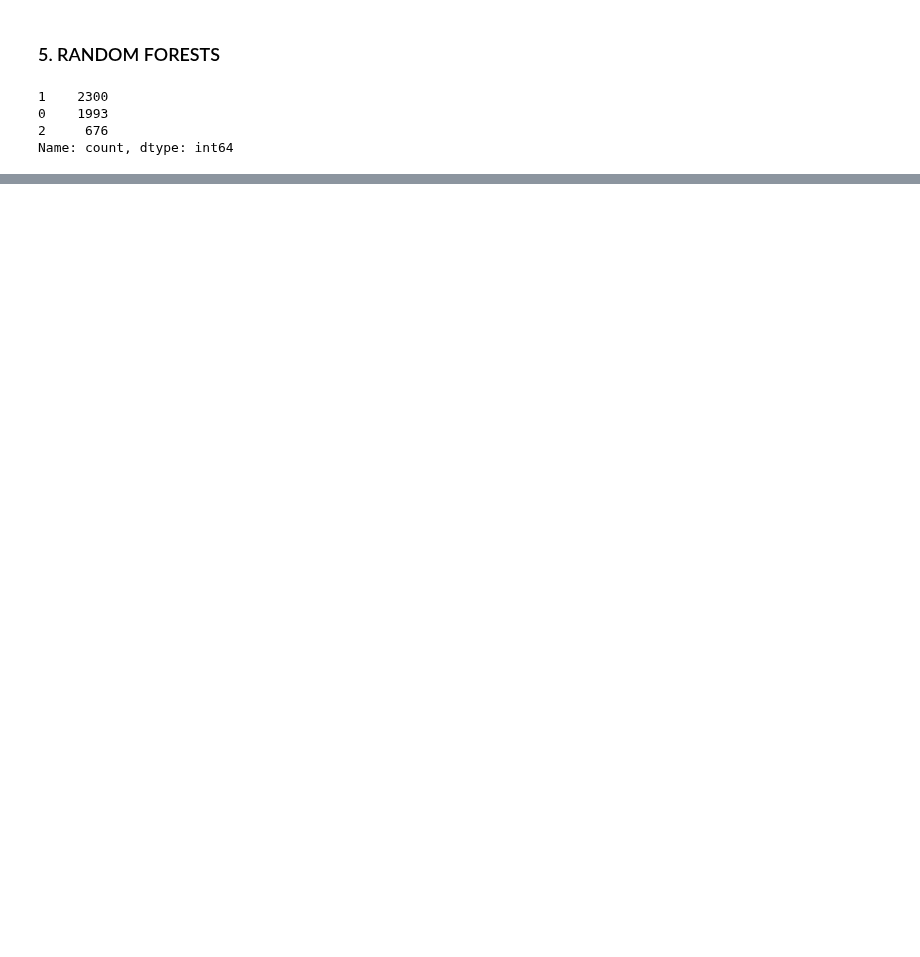
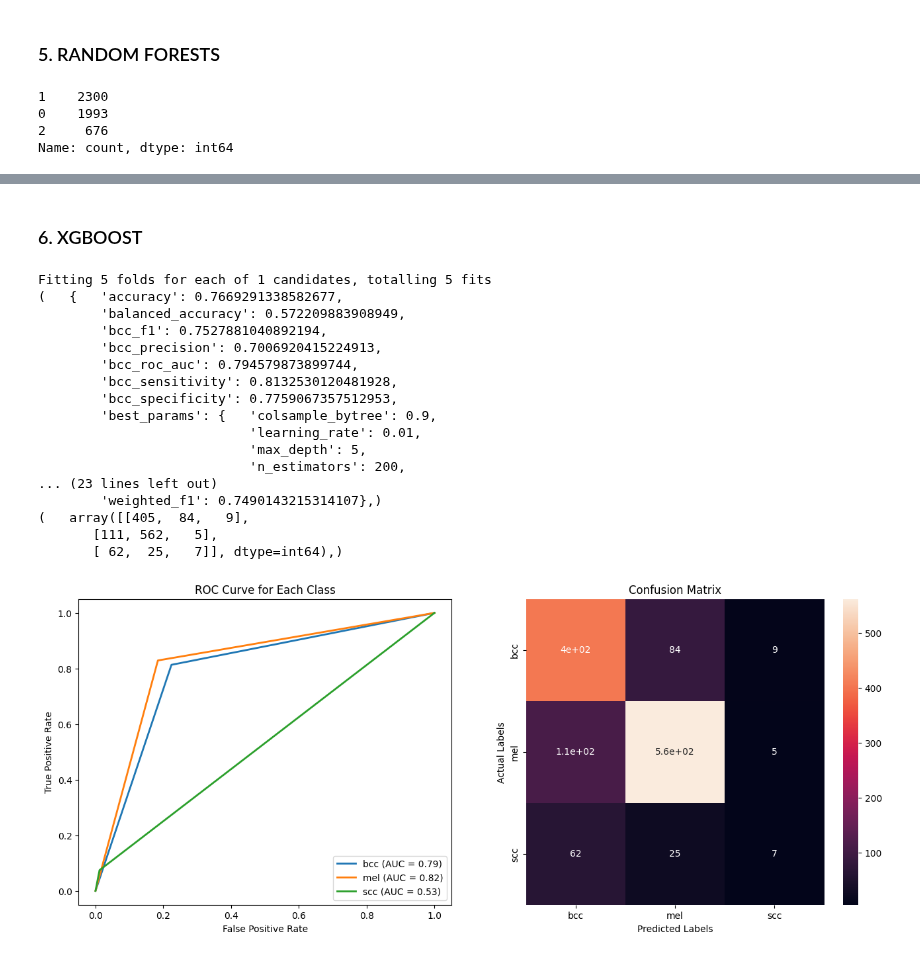
Before and after one commit to lui-alvarez/Melanoma-classification-using-machine-learning, a Jupyter notebook: notebooks/challenge2_multiclass.ipynb, the cells around one changed output, grey strips where cells are left out. Drawn from its saved outputs; the diff is of its cells as text; code cells hidden in the pictures; blank space fills up the shorter version.

```diff
--- a/notebooks/challenge2_multiclass.ipynb
+++ b/notebooks/challenge2_multiclass.ipynb
@@ -627,0 +684,25 @@ Name: count, dtype: int64
+# %% [markdown]
+### 6. XGBOOST
+# %%
+model = XGBClassifier({"device": "cuda:0" if gpu else "cpu"})
+grid = {'max_depth': [4, 5], 'learning_rate': [0.1, 0.01], 'n_estimators': [200, 300], 'subsample': [0.5, 0.7, 1.0], 'colsample_bytree': [0.8, 0.9, 1.0]}
+model_fit_predict(model, grid, 'accuracy', X_train_normalized, y_train_encoded, X_val_normalized, y_val_encoded)
+# %% [output]
+Fitting 5 folds for each of 1 candidates, totalling 5 fits
+(   {   'accuracy': 0.7669291338582677,
+        'balanced_accuracy': 0.572209883908949,
+        'bcc_f1': 0.7527881040892194,
+        'bcc_precision': 0.7006920415224913,
+        'bcc_roc_auc': 0.794579873899744,
+        'bcc_sensitivity': 0.8132530120481928,
+        'bcc_specificity': 0.7759067357512953,
+        'best_params': {   'colsample_bytree': 0.9,
+                           'learning_rate': 0.01,
+                           'max_depth': 5,
+                           'n_estimators': 200,
+... (23 lines left out)
+        'weighted_f1': 0.7490143215314107},)
+(   array([[405,  84,   9],
+       [111, 562,   5],
+       [ 62,  25,   7]], dtype=int64),)
+[figure, added]
```
Also changed, not shown: parts of 18 cells of this notebook.
